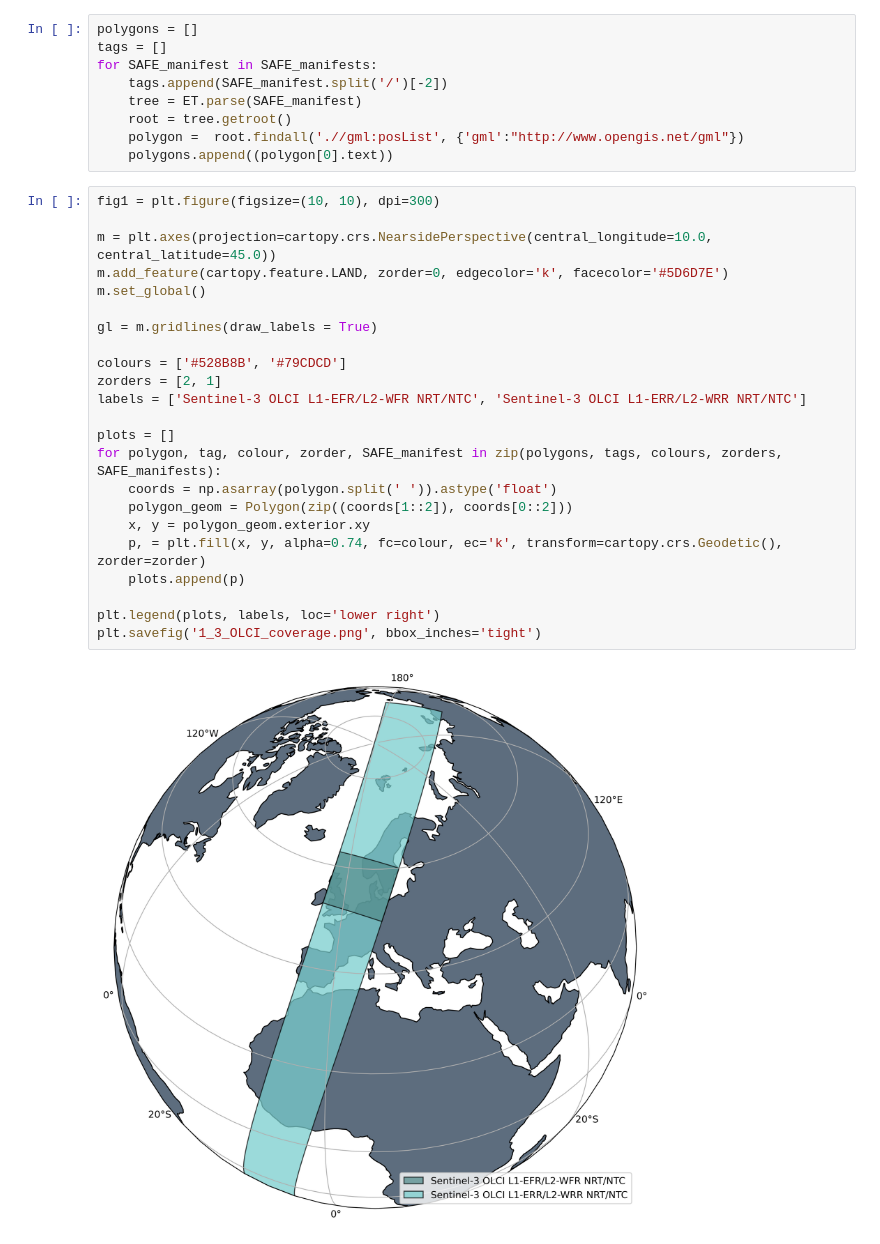
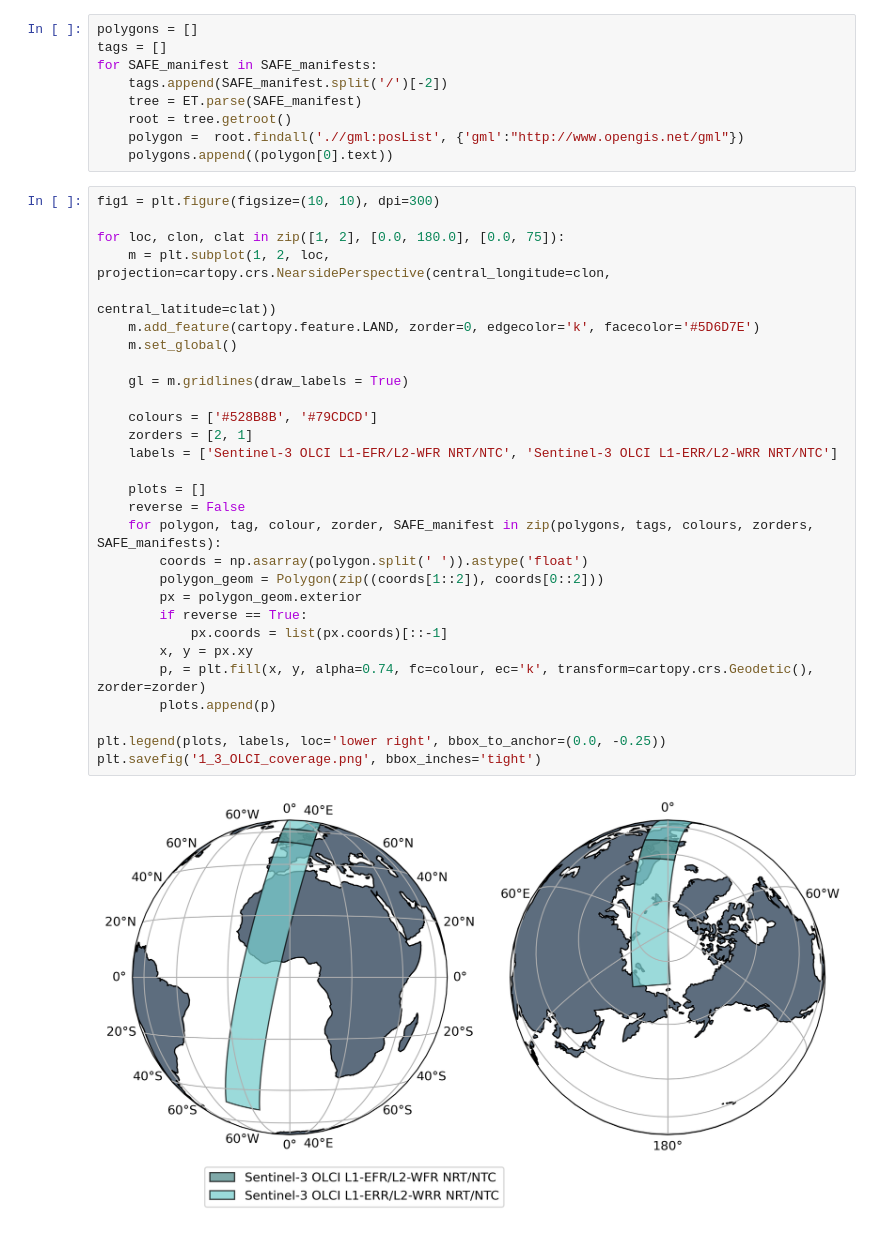
Before and after one commit to wekeo/learn-olci, a Jupyter notebook: 1_OLCI_introductory/1_3_OLCI_coverage.ipynb, the cells around one changed output. Drawn from its saved outputs; the diff is of its cells as text.

```diff
--- a/1_OLCI_introductory/1_3_OLCI_coverage.ipynb
+++ b/1_OLCI_introductory/1_3_OLCI_coverage.ipynb
@@ -105,27 +105,33 @@ for SAFE_manifest in SAFE_manifests:
 # %%
 fig1 = plt.figure(figsize=(10, 10), dpi=300)
 
-m = plt.axes(projection=cartopy.crs.NearsidePerspective(central_longitude=10.0, central_latitude=45.0))
-m.add_feature(cartopy.feature.LAND, zorder=0, edgecolor='k', facecolor='#5D6D7E')
-m.set_global()
+for loc, clon, clat in zip([1, 2], [0.0, 180.0], [0.0, 75]):
+    m = plt.subplot(1, 2, loc, projection=cartopy.crs.NearsidePerspective(central_longitude=clon,
+                                                                          central_latitude=clat))
+    m.add_feature(cartopy.feature.LAND, zorder=0, edgecolor='k', facecolor='#5D6D7E')
+    m.set_global()
 
-gl = m.gridlines(draw_labels = True)
+    gl = m.gridlines(draw_labels = True)
 
-colours = ['#528B8B', '#79CDCD']
-zorders = [2, 1]
-labels = ['Sentinel-3 OLCI L1-EFR/L2-WFR NRT/NTC', 'Sentinel-3 OLCI L1-ERR/L2-WRR NRT/NTC']
+    colours = ['#528B8B', '#79CDCD']
+    zorders = [2, 1]
+    labels = ['Sentinel-3 OLCI L1-EFR/L2-WFR NRT/NTC', 'Sentinel-3 OLCI L1-ERR/L2-WRR NRT/NTC']
 
-plots = []
-for polygon, tag, colour, zorder, SAFE_manifest in zip(polygons, tags, colours, zorders, SAFE_manifests):
-    coords = np.asarray(polygon.split(' ')).astype('float')
-    polygon_geom = Polygon(zip((coords[1::2]), coords[0::2]))
-    x, y = polygon_geom.exterior.xy
-    p, = plt.fill(x, y, alpha=0.74, fc=colour, ec='k', transform=cartopy.crs.Geodetic(), zorder=zorder)
-    plots.append(p)
+    plots = []
+    reverse = False
+    for polygon, tag, colour, zorder, SAFE_manifest in zip(polygons, tags, colours, zorders, SAFE_manifests):
+        coords = np.asarray(polygon.split(' ')).astype('float')
+        polygon_geom = Polygon(zip((coords[1::2]), coords[0::2]))
+        px = polygon_geom.exterior
+        if reverse == True:
+            px.coords = list(px.coords)[::-1]
+        x, y = px.xy
+        p, = plt.fill(x, y, alpha=0.74, fc=colour, ec='k', transform=cartopy.crs.Geodetic(), zorder=zorder)
+        plots.append(p)
 
-plt.legend(plots, labels, loc='lower right')
+plt.legend(plots, labels, loc='lower right', bbox_to_anchor=(0.0, -0.25))
 plt.savefig('1_3_OLCI_coverage.png', bbox_inches='tight')
 # %% [output]
-[figure, old version]
+[figure, new version]
 # %% [markdown]
 <hr>
```
Also changed, not shown: parts of 1 cell of this notebook, 5 other files.
